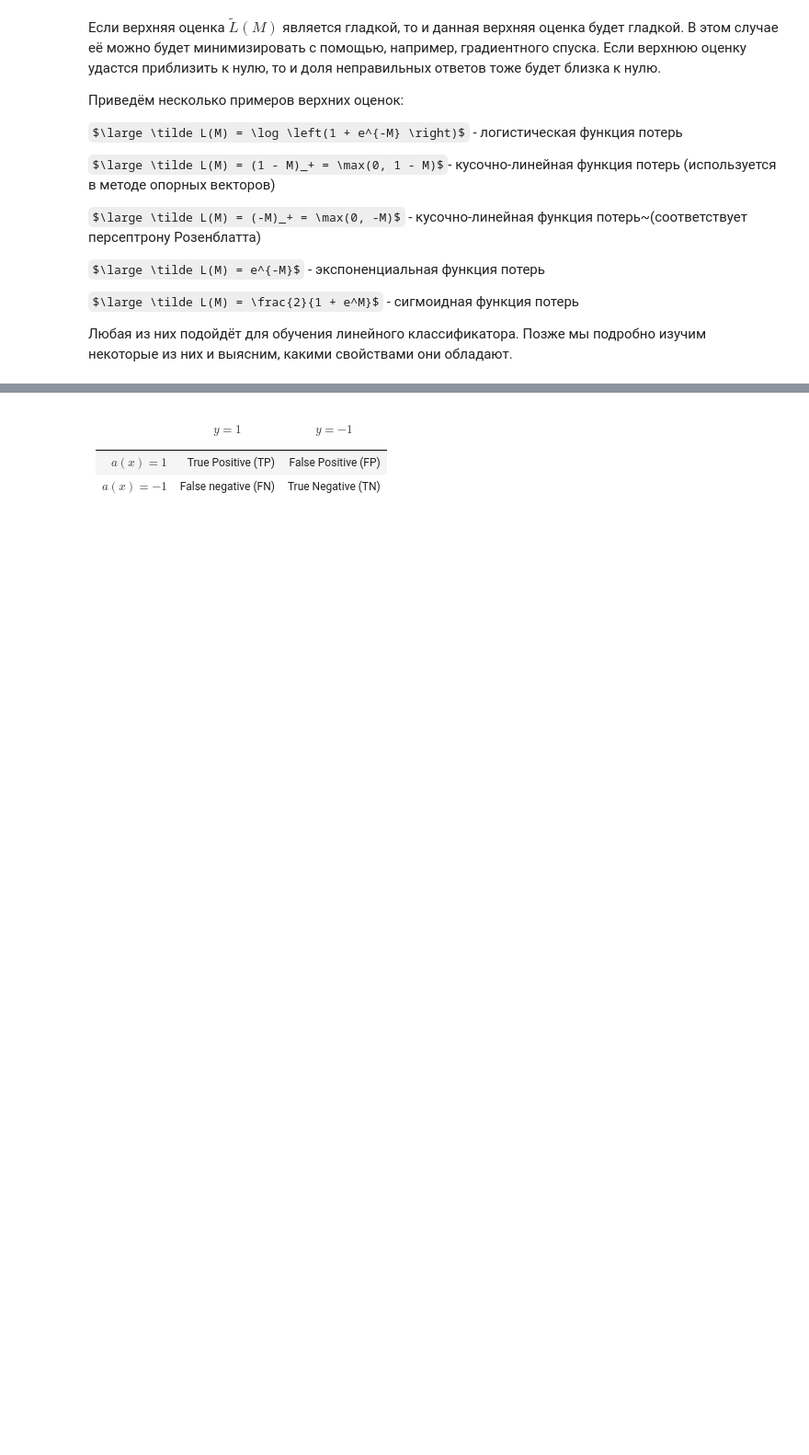
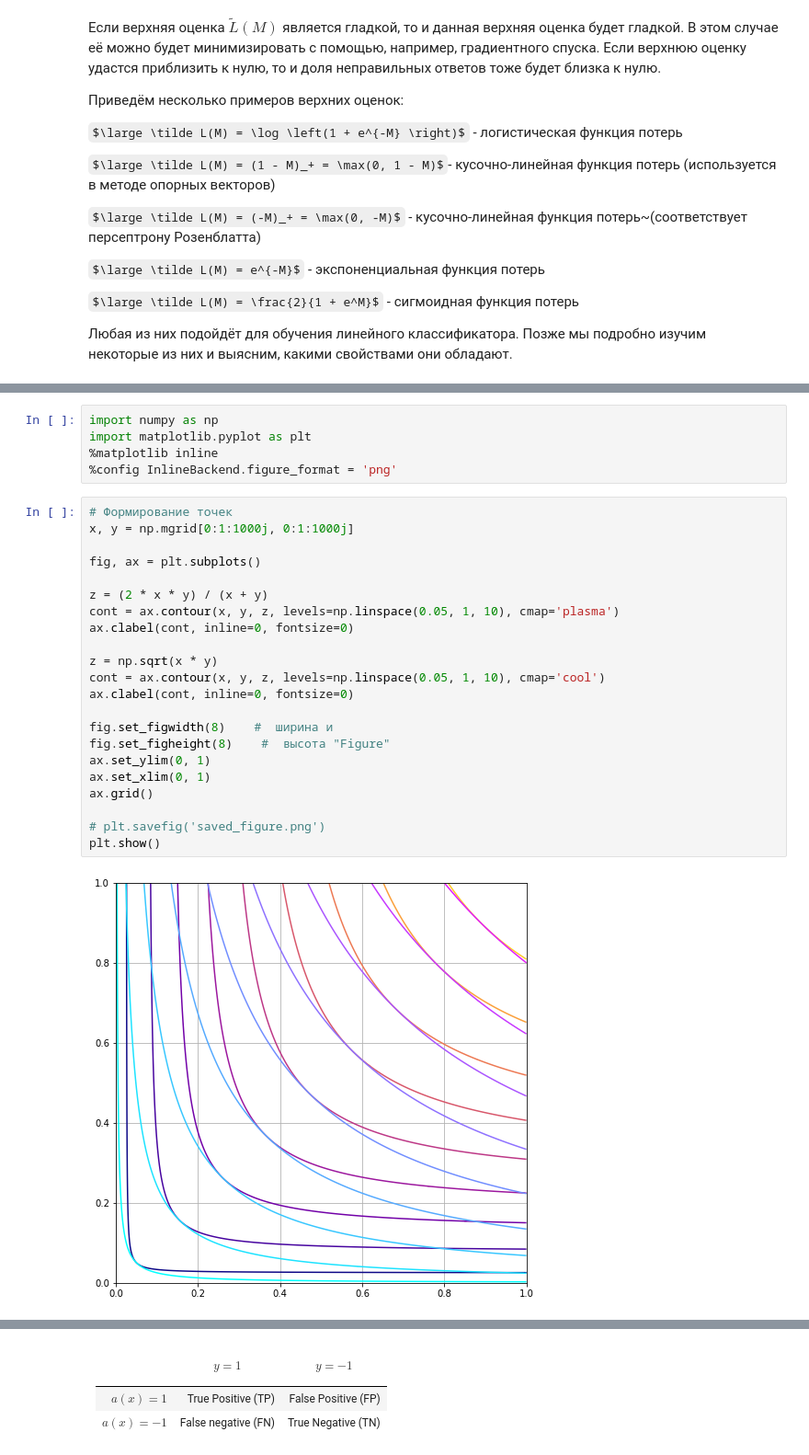
Before and after one commit to SciWake/Intermediate_education, a Jupyter notebook: Machine_learning/5_Linear_classification_Notes.ipynb, the cells around one changed output, grey strips where cells are left out. Shown at 92% size. Drawn from its saved outputs; the diff is of its cells as text; some formulas as TeX source; blank space fills up the shorter version.

```diff
--- a/Machine_learning/5_Linear_classification_Notes.ipynb
+++ b/Machine_learning/5_Linear_classification_Notes.ipynb
@@ -210,0 +238,29 @@ $\large F_{\beta} = (1 + \beta^2) \frac{\text{precision} \cdot \text{recall}}{\b
+# %%
+import numpy as np
+import matplotlib.pyplot as plt
+%matplotlib inline
+%config InlineBackend.figure_format = 'png'
+# %%
+# Формирование точек
+x, y = np.mgrid[0:1:1000j, 0:1:1000j]
+
+fig, ax = plt.subplots()
+
+z = (2 * x * y) / (x + y)
+cont = ax.contour(x, y, z, levels=np.linspace(0.05, 1, 10), cmap='plasma')
+ax.clabel(cont, inline=0, fontsize=0)
+
+z = np.sqrt(x * y)
+cont = ax.contour(x, y, z, levels=np.linspace(0.05, 1, 10), cmap='cool')
+ax.clabel(cont, inline=0, fontsize=0)
+
+fig.set_figwidth(8)    #  ширина и
+fig.set_figheight(8)    #  высота "Figure"
+ax.set_ylim(0, 1)
+ax.set_xlim(0, 1)
+ax.grid()
+
+# plt.savefig('saved_figure.png')
+plt.show()
+# %% [output]
+[figure, added]
```
Also changed, not shown: parts of 14 cells of this notebook.
